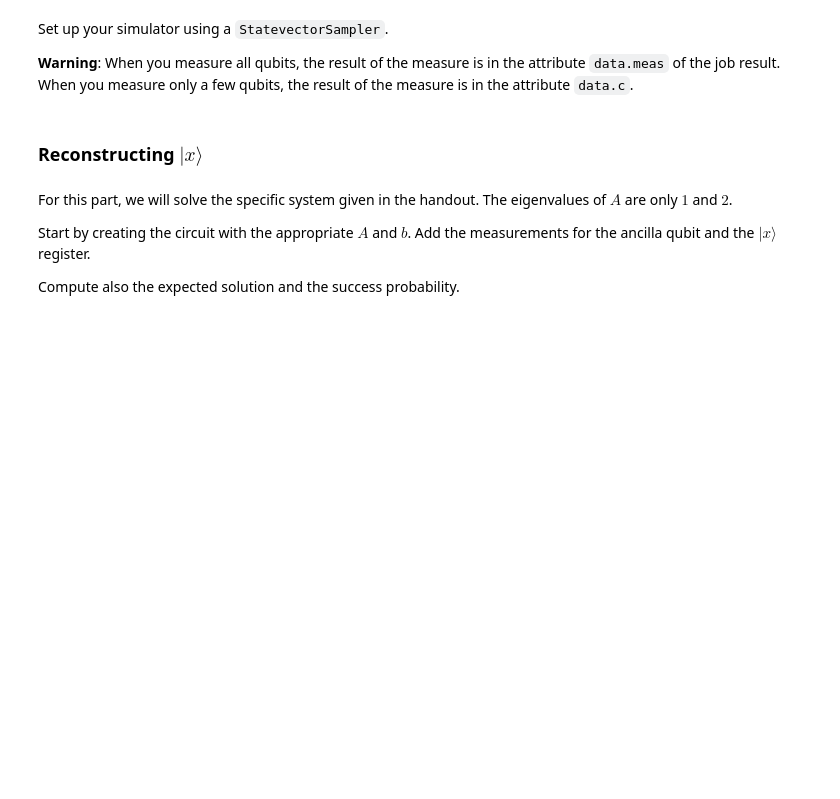
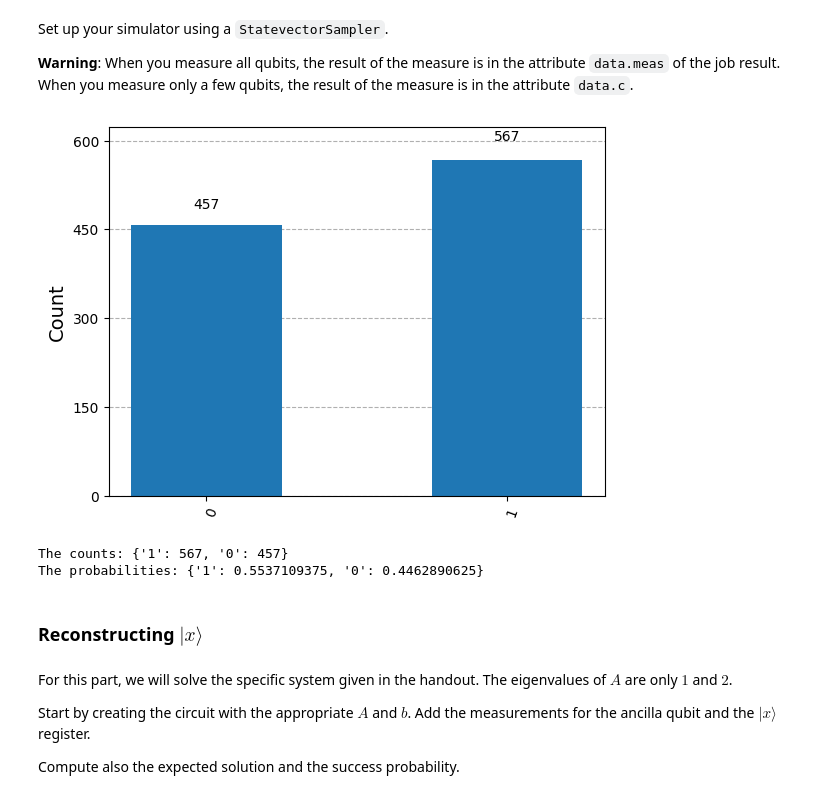
Before and after one commit to Gopal-Dahale/Intro_to_HHL, a Jupyter notebook: com-308-project_empty.ipynb, the cells around one changed output. Cells and saved outputs as stored; diff of their text form; code cells hidden in the pictures; blank space fills up the shorter version.

```diff
--- a/com-308-project_empty.ipynb
+++ b/com-308-project_empty.ipynb
@@ -368,12 +448,21 @@ Set up your simulator using a `StatevectorSampler`.
 **Warning**: When you measure all qubits, the result of the measure is in the attribute `data.meas` of the job result. When you measure only a few qubits, the result of the measure is in the attribute `data.c`.
 # %%
 
+sv_sampler = StatevectorSampler()
+result = sv_sampler.run([circuit_with_measurements]).result()[0]
 
-counts = ...
+counts = result.data.c.get_counts()
+
+n_shots = sum(counts.values())
+probs = {i: j/n_shots for i, j in counts.items()}
 
 display(plot_histogram(counts))
 print("The counts:" , counts)
-print("The probabilities:" , ...)
+print("The probabilities:" , probs)
+# %% [output]
+[figure, added]
+The counts: {'1': 567, '0': 457}
+The probabilities: {'1': 0.5537109375, '0': 0.4462890625}
 # %% [markdown]
 ### Reconstructing $|x\rangle$
 # %% [markdown]
```
Also changed, not shown: parts of 20 cells of this notebook.
